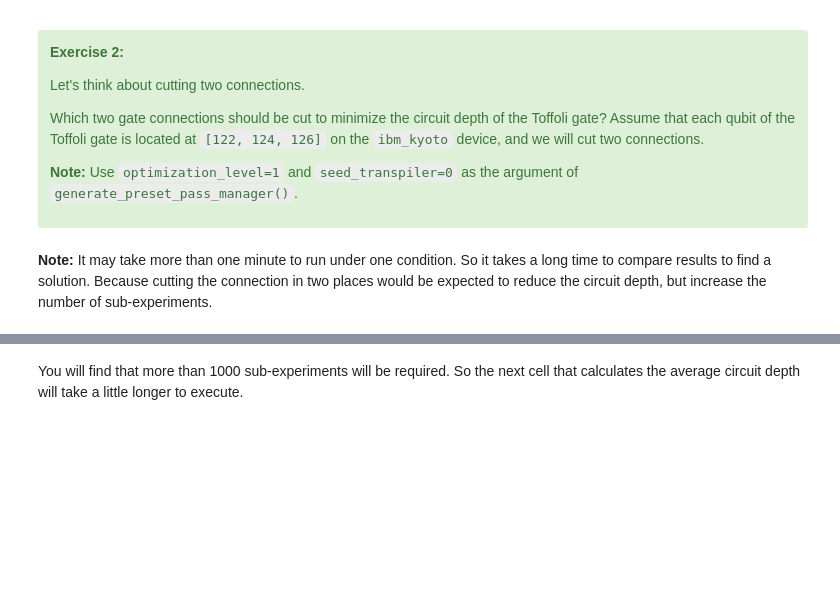
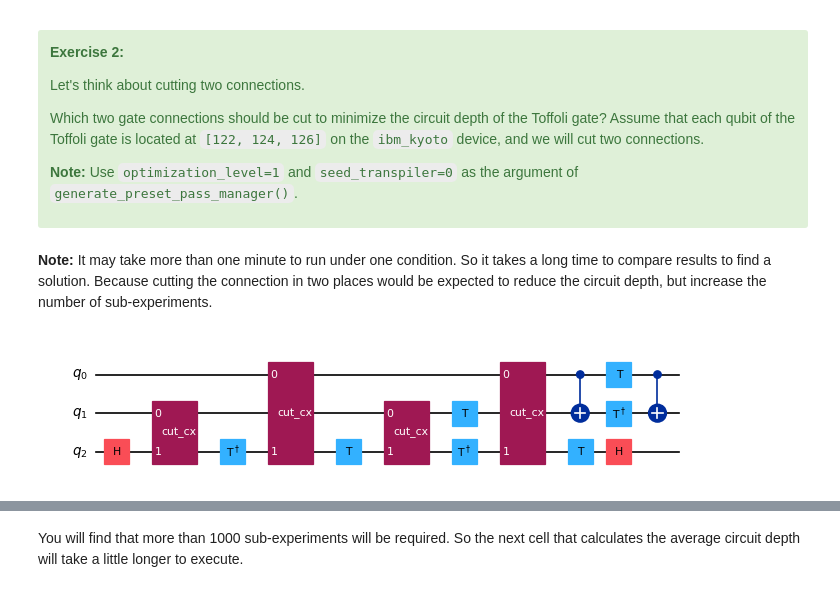
Before and after one commit to diegogerwig/Quantum_Computing, a Jupyter notebook: IBM Quantum 2024_06 Challenge/lab_3/IBM Quantum Challenge 2024 Lab 3 circuit-knitting.ipynb, the cells around one changed output, grey strips where cells are left out. Cells and saved outputs as stored; diff of their text form; code cells hidden in the pictures; blank space fills up the shorter version.

```diff
--- a/IBM Quantum 2024_06 Challenge/lab_3/IBM Quantum Challenge 2024 Lab 3 circuit-knitting.ipynb
+++ b/IBM Quantum 2024_06 Challenge/lab_3/IBM Quantum Challenge 2024 Lab 3 circuit-knitting.ipynb
@@ -449,16 +467,23 @@ Which two gate connections should be cut to minimize the circuit depth of the To
 # %%
 ### Write your code below here ###
 # Find the indices of the distant gates
-gates_connecting_to_cut_1 = # Hint: Expected type: set {int, int}
-gates_connecting_to_cut_2 = # Hint: Expected type: set {int, int}
+gates_connecting_to_cut_1 = {0,2} # Hint: Expected type: set {int, int}
+gates_connecting_to_cut_2 = {1,2} # Hint: Expected type: set {int, int}
 
-cut_indices =
+cut_indices = [
+    i
+    for i, instruction in enumerate(toffoli_.data)
+    if {toffoli_.find_bit(q)[0] for q in instruction.qubits} == gates_connecting_to_cut_1
+    or {toffoli_.find_bit(q)[0] for q in instruction.qubits} == gates_connecting_to_cut_2
+]
 
 # Decompose distant CNOTs into TwoQubitQPDGate instances
-
+qpd_circuit_2, bases = cut_gates(toffoli_, cut_indices)
 
 ### Don't change any code past this line ###
 qpd_circuit_2.draw("mpl", scale=0.6)
+# %% [output]
+[figure, added]
 # %%
 # set the observables
 observable = SparsePauliOp(["ZZZ"])
```
Also changed, not shown: parts of 13 cells of this notebook, 3 other files.
